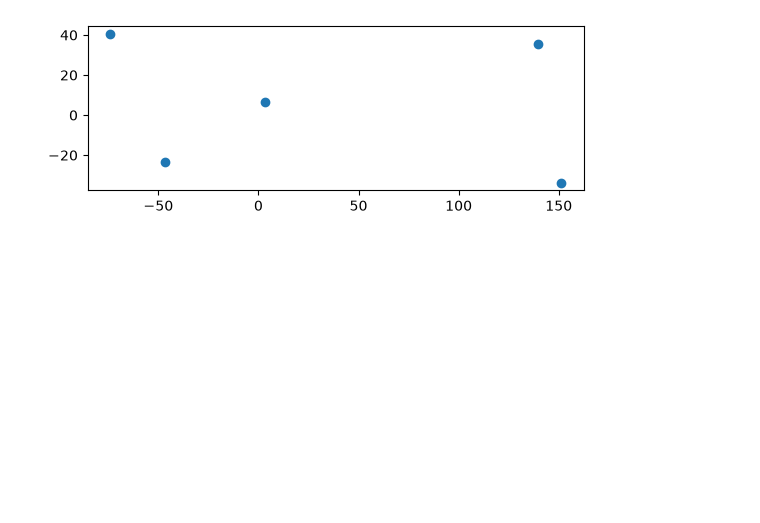
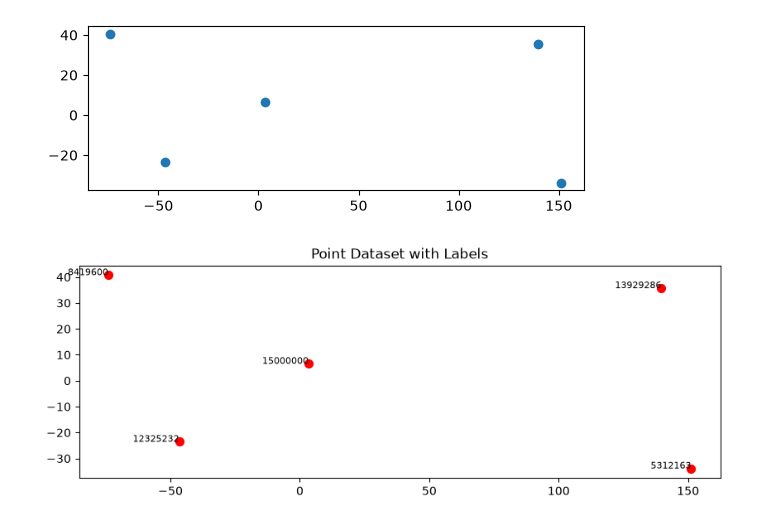
Before and after one commit to Pakrim/GIS-Latihan, a Jupyter notebook: geopandas_2.ipynb, the cells around one changed output. Saved outputs shown, nothing was run; the diff lists cells and outputs as text; code cells hidden in the pictures; blank space fills up the shorter version.

```diff
--- a/geopandas_2.ipynb
+++ b/geopandas_2.ipynb
@@ -26,3 +27,12 @@ gdf.plot()
 # %% [output]
 <Axes: >
 [figure]
+# %%
+fig, ax = plt.subplots(figsize=(10, 10))
+gdf.plot(ax=ax, color='red', markersize=50)
+for x, y, label in zip(gdf.geometry.x, gdf.geometry.y, gdf["Population"]):
+    ax.text(x, y, label, fontsize=8, color='black', ha='right')
+plt.title("Point Dataset with Labels")
+plt.show()
+# %% [output]
+[figure, added]
```
Also changed, not shown: parts of 8 cells of this notebook, 1 other file.
